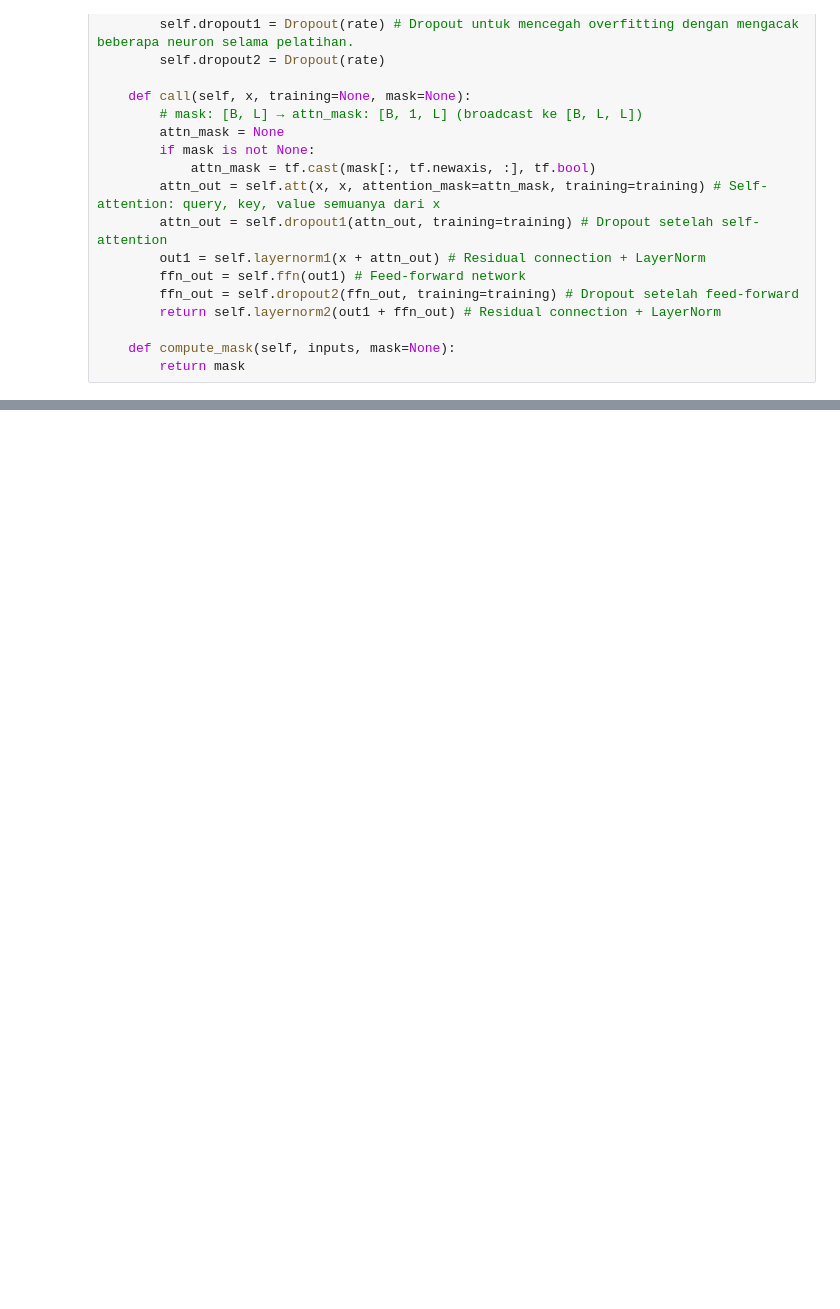
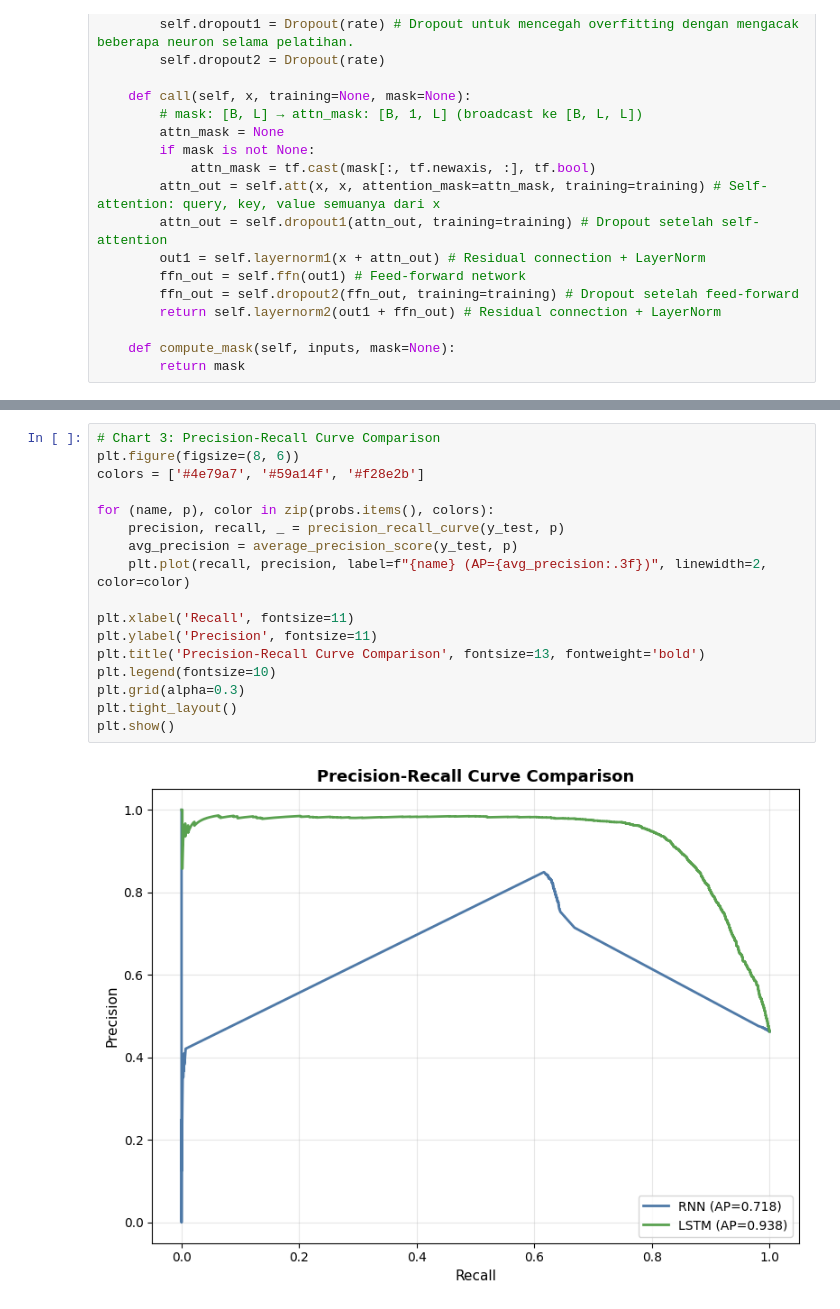
Before and after one commit to iDesxtop/Tugas-3-Transformer_Kelompok-3, a Jupyter notebook: Klasifikasi/Transformer_New.ipynb, the cells around one changed output, grey strips where cells are left out. Drawn from its saved outputs; the diff is of its cells as text; blank space fills up the shorter version.

```diff
--- a/Klasifikasi/Transformer_New.ipynb
+++ b/Klasifikasi/Transformer_New.ipynb
@@ -781,0 +1219,19 @@ plt.show()
+# %%
+# Chart 3: Precision-Recall Curve Comparison
+plt.figure(figsize=(8, 6))
+colors = ['#4e79a7', '#59a14f', '#f28e2b']
+
+for (name, p), color in zip(probs.items(), colors):
+    precision, recall, _ = precision_recall_curve(y_test, p)
+    avg_precision = average_precision_score(y_test, p)
+    plt.plot(recall, precision, label=f"{name} (AP={avg_precision:.3f})", linewidth=2, color=color)
+
+plt.xlabel('Recall', fontsize=11)
+plt.ylabel('Precision', fontsize=11)
+plt.title('Precision-Recall Curve Comparison', fontsize=13, fontweight='bold')
+plt.legend(fontsize=10)
+plt.grid(alpha=0.3)
+plt.tight_layout()
+plt.show()
+# %% [output]
+[figure, added]
```
Also changed, not shown: parts of 40 cells of this notebook, 10 other files.
